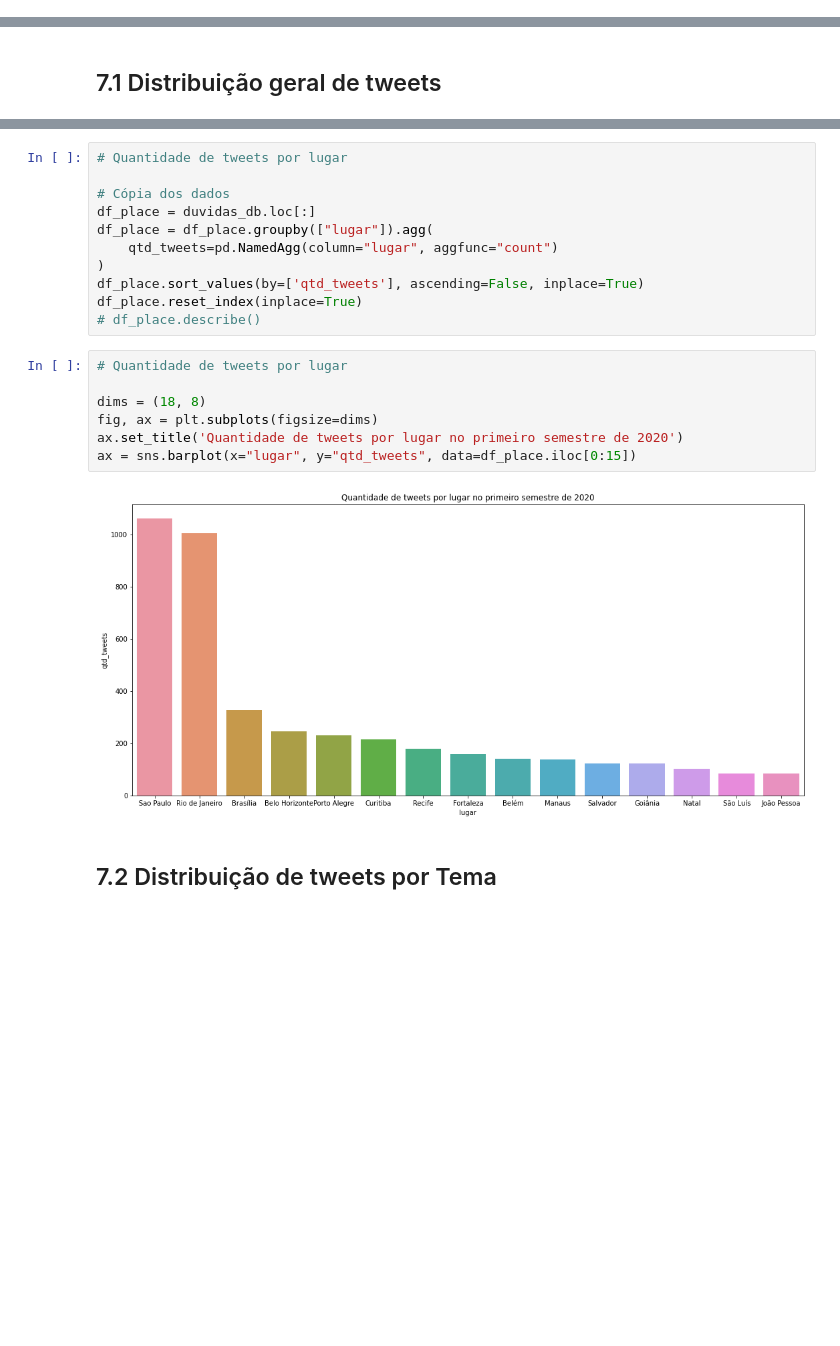
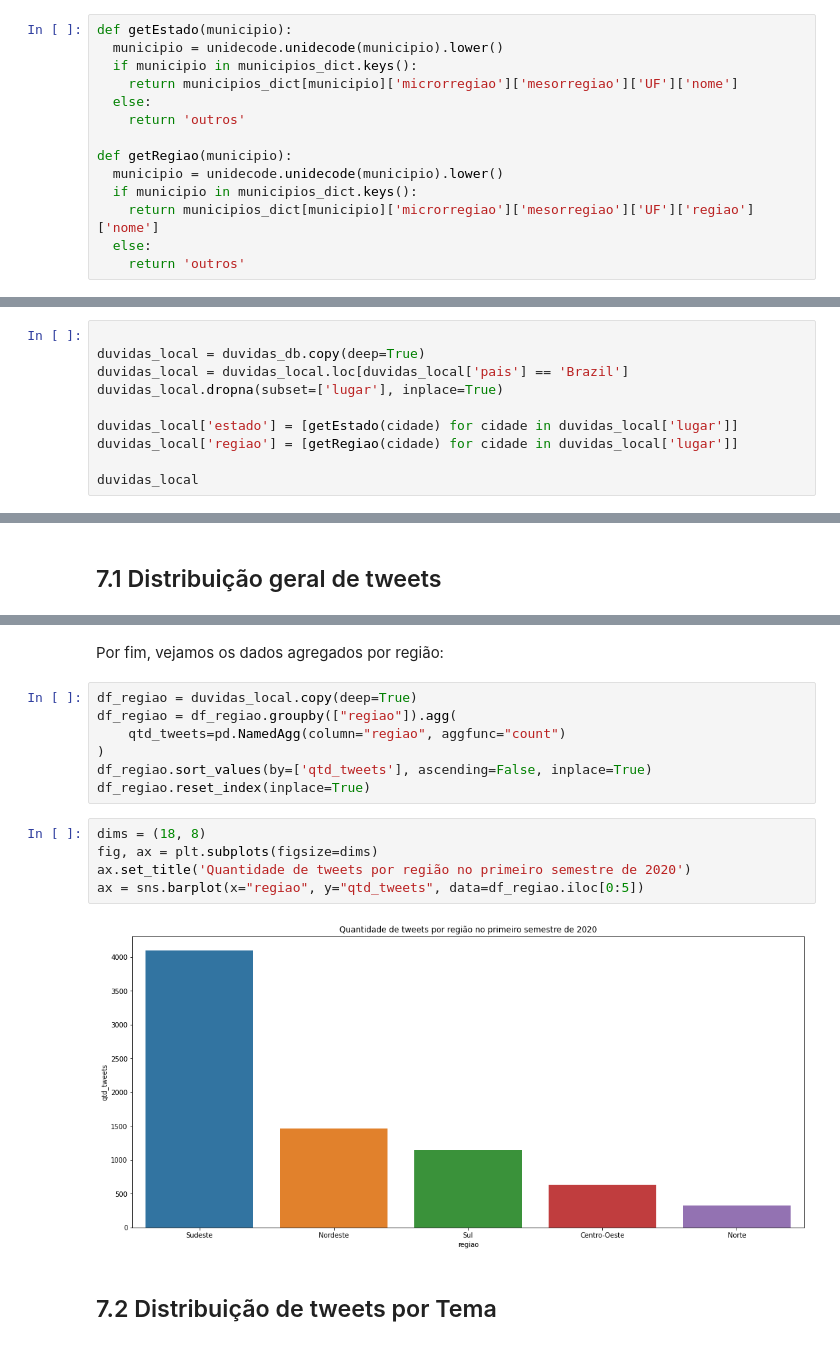
Before and after one commit to patricktapajos/ex-python-ds, a Jupyter notebook: work_covid19_tweets.ipynb, the cells around one changed output, grey strips where cells are left out. Cells and saved outputs as stored; diff of their text form; blank space fills up the shorter version.

Commit message:
Implementação de análises geográficas utilizando API do IBGE para tratar as regiões e estados; Implementação (parcial) de análise geográfica temporal.

```diff
--- a/work_covid19_tweets.ipynb
+++ b/work_covid19_tweets.ipynb
@@ -554,0 +520,14 @@ plt.show()
+# %%
+def getEstado(municipio):
+  municipio = unidecode.unidecode(municipio).lower()
+  if municipio in municipios_dict.keys():
+    return municipios_dict[municipio]['microrregiao']['mesorregiao']['UF']['nome']
+  else:
+    return 'outros'
+
+def getRegiao(municipio):
+  municipio = unidecode.unidecode(municipio).lower()
+  if municipio in municipios_dict.keys():
+    return municipios_dict[municipio]['microrregiao']['mesorregiao']['UF']['regiao']['nome']
+  else:
+    return 'outros'
@@ -554,0 +540,10 @@ plt.show()
+# %%
+
+duvidas_local = duvidas_db.copy(deep=True)
+duvidas_local = duvidas_local.loc[duvidas_local['pais'] == 'Brazil']
+duvidas_local.dropna(subset=['lugar'], inplace=True)
+
+duvidas_local['estado'] = [getEstado(cidade) for cidade in duvidas_local['lugar']]
+duvidas_local['regiao'] = [getRegiao(cidade) for cidade in duvidas_local['lugar']]
+
+duvidas_local
@@ -557,22 +606,18 @@ plt.show()
+# %% [markdown]
+Por fim, vejamos os dados agregados por região:
 # %%
-# Quantidade de tweets por lugar
-
-# Cópia dos dados
-df_place = duvidas_db.loc[:]
-df_place = df_place.groupby(["lugar"]).agg(
-    qtd_tweets=pd.NamedAgg(column="lugar", aggfunc="count")
+df_regiao = duvidas_local.copy(deep=True)
+df_regiao = df_regiao.groupby(["regiao"]).agg(
+    qtd_tweets=pd.NamedAgg(column="regiao", aggfunc="count")
 )
-df_place.sort_values(by=['qtd_tweets'], ascending=False, inplace=True)
-df_place.reset_index(inplace=True)
-# df_place.describe()
+df_regiao.sort_values(by=['qtd_tweets'], ascending=False, inplace=True)
+df_regiao.reset_index(inplace=True)
 # %%
-# Quantidade de tweets por lugar
-
 dims = (18, 8)
 fig, ax = plt.subplots(figsize=dims)
-ax.set_title('Quantidade de tweets por lugar no primeiro semestre de 2020')
-ax = sns.barplot(x="lugar", y="qtd_tweets", data=df_place.iloc[0:15])
+ax.set_title('Quantidade de tweets por região no primeiro semestre de 2020')
+ax = sns.barplot(x="regiao", y="qtd_tweets", data=df_regiao.iloc[0:5])
 # %% [output]
-[figure, old version]
+[figure, new version]
 # %% [markdown]
 ## 7.2 Distribuição de tweets por Tema
```
Also changed, not shown: parts of 49 cells of this notebook.
